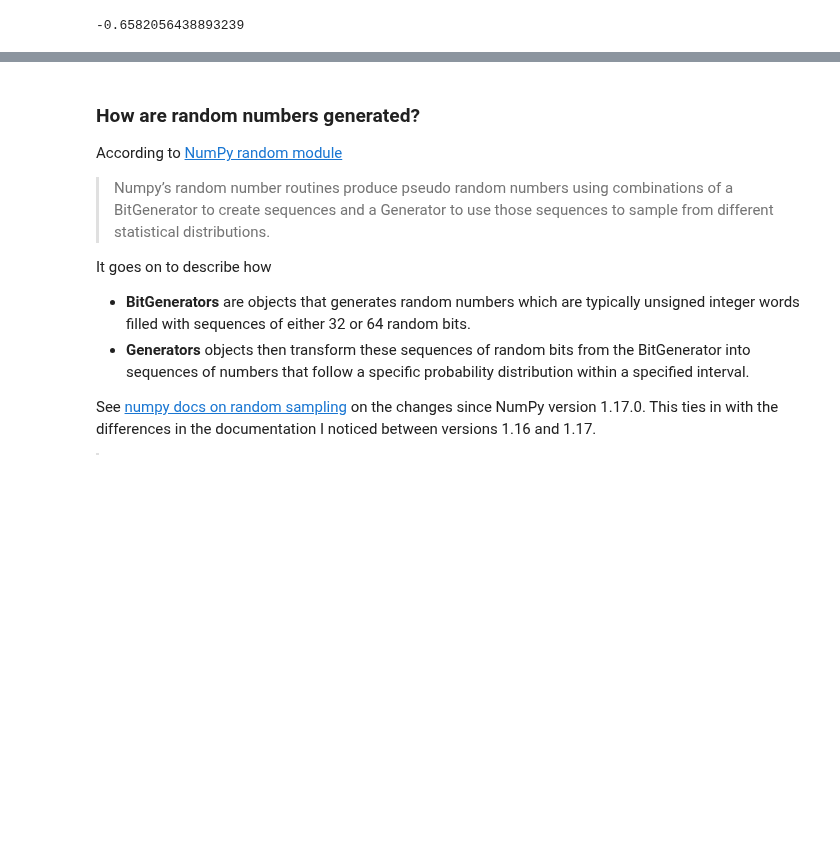
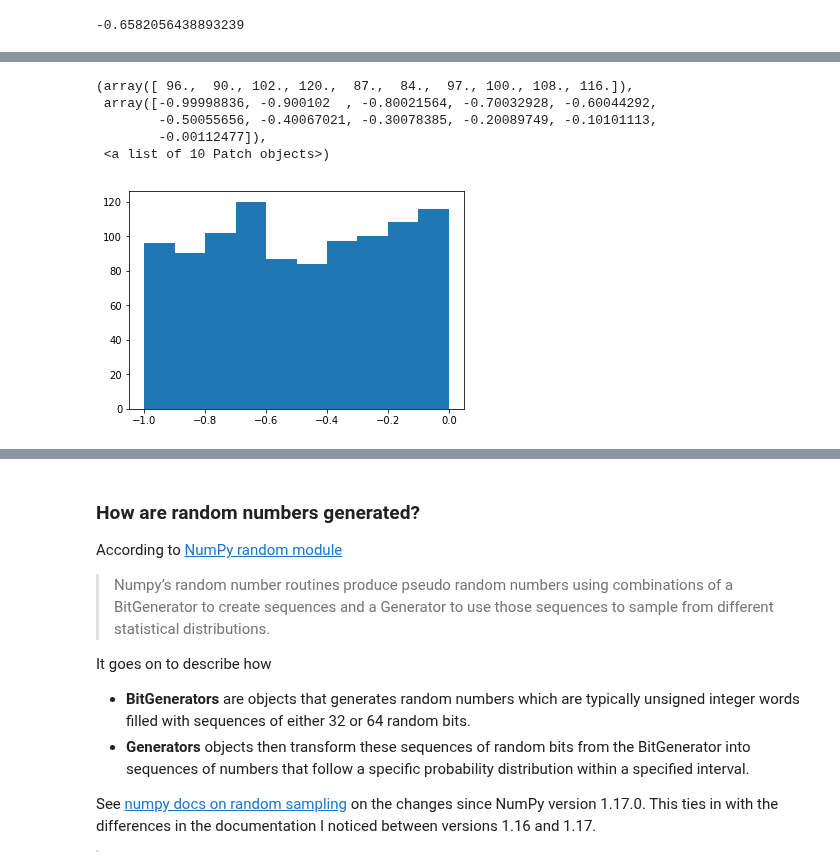
Before and after one commit to angela1C/Programming-for-Data-Analysis-numpy.random-project-2019, a Jupyter notebook: NumpyRandom.ipynb, the cells around one changed output, grey strips where cells are left out. Drawn from its saved outputs; the diff is of its cells as text; code cells hidden in the pictures; blank space fills up the shorter version.

```diff
--- a/NumpyRandom.ipynb
+++ b/NumpyRandom.ipynb
@@ -792,0 +891,10 @@ plt.hist(rn1)
+# %%
+x = np.random.uniform(-1,0,1000)
+plt.hist(x)
+# %% [output]
+(array([ 96.,  90., 102., 120.,  87.,  84.,  97., 100., 108., 116.]),
+ array([-0.99998836, -0.900102  , -0.80021564, -0.70032928, -0.60044292,
+        -0.50055656, -0.40067021, -0.30078385, -0.20089749, -0.10101113,
+        -0.00112477]),
+ <a list of 10 Patch objects>)
+[figure, added]
```
Also changed, not shown: parts of 38 cells of this notebook.
